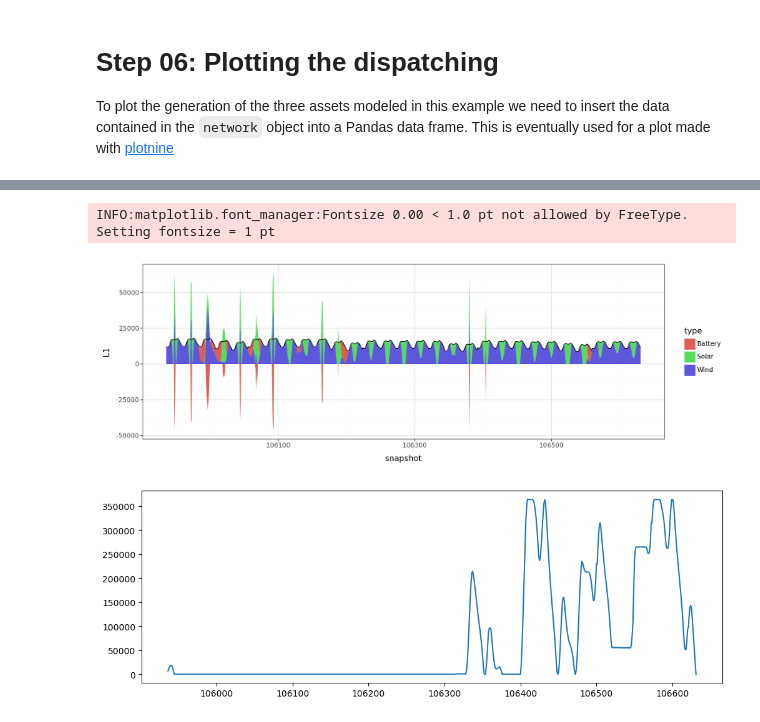
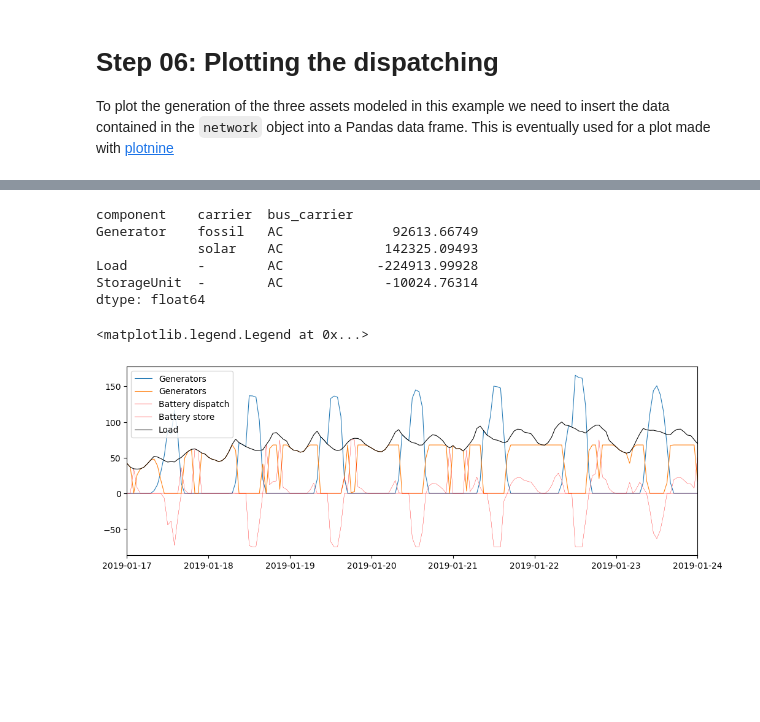
Before and after one commit to matteodefelice/energy-climate-cookbook, a Jupyter notebook: notebooks/2026.model_with_zarr.ipynb, the cells around one changed output, grey strips where cells are left out. Cells and saved outputs as stored; diff of their text form; code cells hidden in the pictures; blank space fills up the shorter version.

```diff
--- a/notebooks/2026.model_with_zarr.ipynb
+++ b/notebooks/2026.model_with_zarr.ipynb
@@ -95,30 +108,34 @@ network.add("Bus", "B1")
 
 network.add("Generator", "Solar",
             bus="B1",
-            capital_cost = 1_000,
+            carrier = 'solar',
+            capital_cost = 1_200,
             p_max_pu = pv,
+            marginal_cost = 0.01,
             p_nom_extendable = True,
             control="PQ")
 
 network.add("Generator", "Fossil",
             bus="B1",
-            capital_cost = 40_000,
-            marginal_cost = 0.05,
+            carrier = "fossil",
+            efficiency = 0.7*eff,
+            capital_cost = 1_000,
+            marginal_cost = 50,
             p_nom_extendable = True)
 
 network.add("StorageUnit", "Battery",
             bus="B1",
-            capital_cost = 45_000,
-            marginal_cost = 0.01,
-            efficiency_store = 0.9,
-            efficiency_dispatch = 0.9,
+            capital_cost = 25_000,
+            marginal_cost = 0.0,
+            efficiency_store = 0.85,
+            efficiency_dispatch = 0.99,
             max_hours = 3,
             p_nom_extendable = True
             )
 
 network.add("Load", "L1",
             bus="B1",
-            p_set=dem["demand_normalized"])
+            p_set=dem["demand_normalized"] * 100)
 # %% [markdown]
 # Step 05: Running the model
 Here we solve the linear optimal power flow defined in the PyPSA network created in the step before. We print the optimal capacities (in MW) of wind, solar and batteries found by the solver.
@@ -191,20 +177,25 @@ KeyError: 'StorageUnit'
-# %%
-import plotnine
-plotnine.options.figure_size = (12, 4)
-
-(
-    plotnine.ggplot(pd.DataFrame(network.loads_t.p_set.L1).reset_index(), plotnine.aes(x='snapshot', y='L1')) +
-    plotnine.geom_area(plotnine.aes(x = 'snapshot', y = 'prod', fill = 'type'), data= df) +
-    plotnine.geom_line() +
-    plotnine.theme_bw()
-)
-# %% [output]
-INFO:matplotlib.font_manager:Fontsize 0.00 < 1.0 pt not allowed by FreeType. Setting fontsize = 1 pt
-[figure, removed]
-# %%
-import matplotlib.pyplot as plt
-fig = plt.figure(figsize=(12, 4))
-plt.plot(network.storage_units_t.state_of_charge)
-plt.show()
-# %% [output]
-[figure, removed]
+# %%
+network.statistics.energy_balance()
+# %% [output]
+component    carrier  bus_carrier
+Generator    fossil   AC              92613.66749
+             solar    AC             142325.09493
+Load         -        AC            -224913.99928
+StorageUnit  -        AC             -10024.76314
+dtype: float64
+# %%
+import matplotlib.pyplot as plt
+
+fig, ax = plt.subplots(figsize=(12, 4))
+plt.plot(network.generators_t.p, linewidth = 0.75, label = "Generators")
+plt.plot(network.storage_units_t.p_dispatch, linewidth = 0.25, color = 'red', label = "Battery dispatch")
+plt.plot(-network.storage_units_t.p_store, linewidth = 0.25, color = 'red', label = "Battery store")
+plt.plot(network.loads_t.p, color = "black", label="Load", linewidth = 0.75)
+week_start = datetime.date(int(year), 1, 17)           # Monday
+week_end   = week_start + datetime.timedelta(days=7)
+
+ax.set_xlim(week_start, week_end)
+plt.legend()
+# %% [output]
+<matplotlib.legend.Legend at 0x...>
+[figure, added]
```
Also changed, not shown: parts of 11 cells of this notebook, 1 other file.
